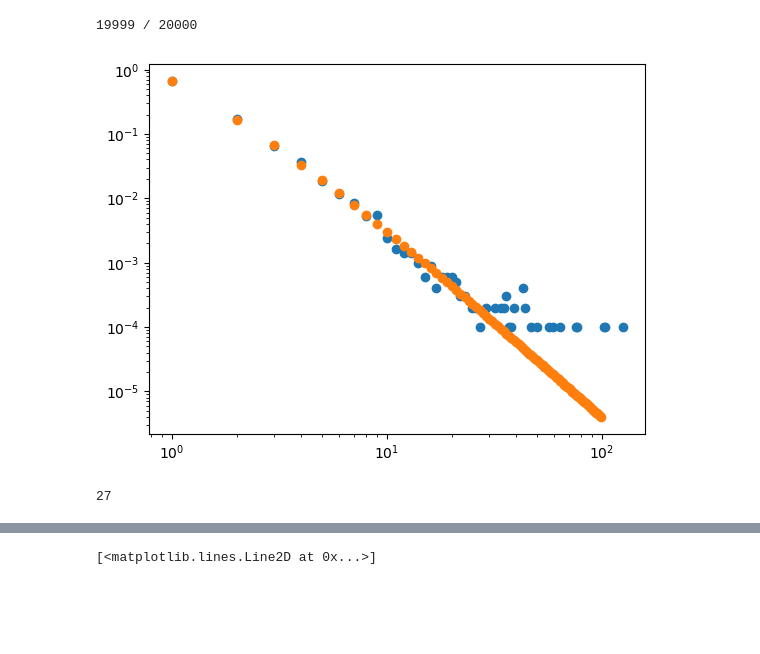
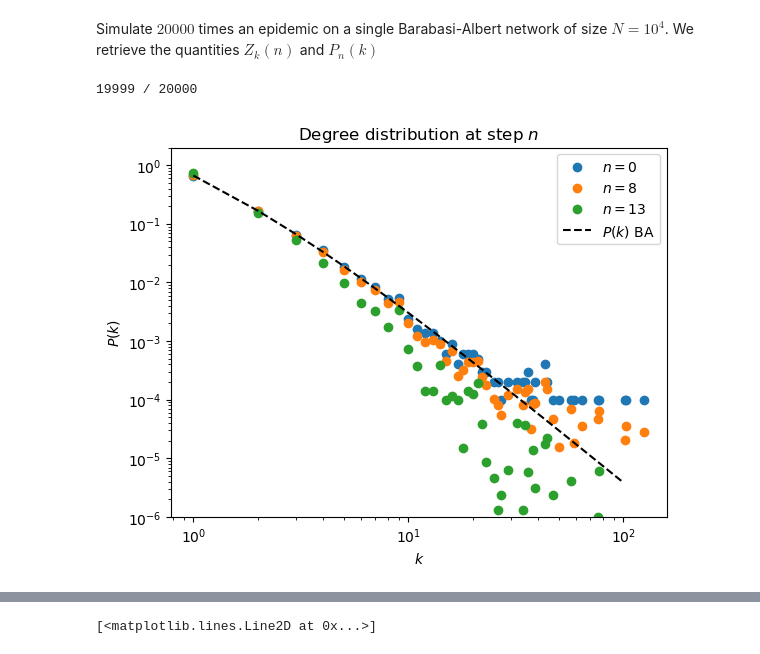
Before and after one commit to oist/NEXTNetPy, a Jupyter notebook: Untitled.ipynb, the cells around one changed output, grey strips where cells are left out. Drawn from its saved outputs; the diff is of its cells as text; code cells hidden in the pictures; blank space fills up the shorter version.

```diff
--- a/Untitled.ipynb
+++ b/Untitled.ipynb
@@ -3,6 +3,9 @@ import nmepinet as nmen
 import networkx as nx
 import numpy as np
 import matplotlib.pyplot as plt
+# %% [markdown]
+Simulate $20000$ times an epidemic on a single Barabasi-Albert network of size $N=10^4$.
+We retrieve the quantities $Z_k(n)$ and $P_n(k)$
 # %%
 SIZE=10**4
 SIM=20000
@@ -17,14 +17,17 @@ np.save('knn.npy', knn) # save
 # %%
 k=np.arange(0,len(pk[0]))
-plt.scatter(k,pk[0])
-plt.scatter([k for k in range(1,10**2)],[4/(k*(k+1)*(k+2)) for k in range(1,10**2)])
+plt.scatter(k,pk[0],label=r'$n=0$')
+plt.scatter(k,pk[8],label=r'$n=8$')
+plt.scatter(k,pk[13],label=r'$n=13$')
+plt.plot([k for k in range(1,10**2)],[4/(k*(k+1)*(k+2)) for k in range(1,10**2)],'k--',label=r'$P(k)$ BA')
 # plt.scatter(k,pk[1])
 plt.yscale("log")
 plt.xscale("log")
+plt.xlabel(r'$k$')
+plt.ylabel(r'$P(k)$')
+plt.ylim([10**-6,2])
+plt.legend()
+plt.title("Degree distribution at step $n$")
 plt.show()
 # %% [output]
-[figure, old version]
+[figure, new version]
-# %%
-len(pk)
-# %% [output]
-27
```
Also changed, not shown: parts of 9 cells of this notebook, 6 other files.
